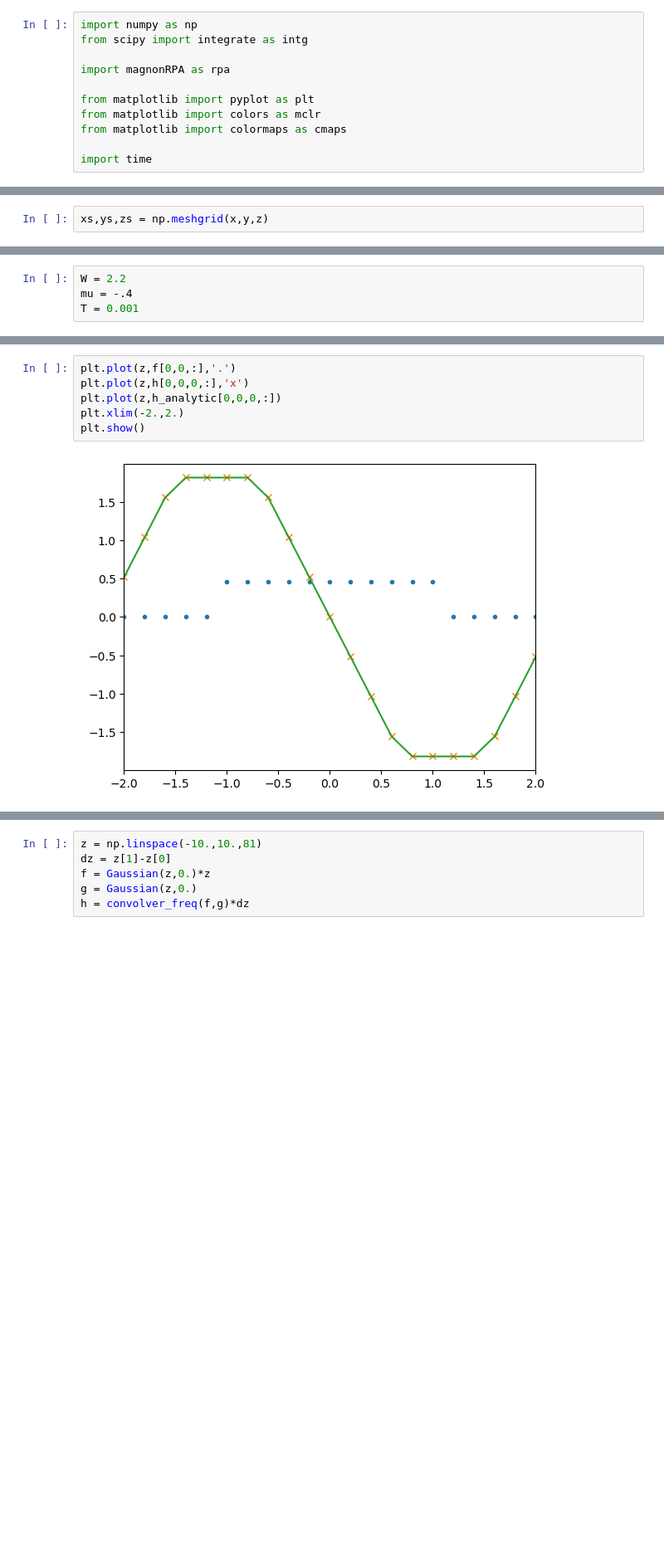
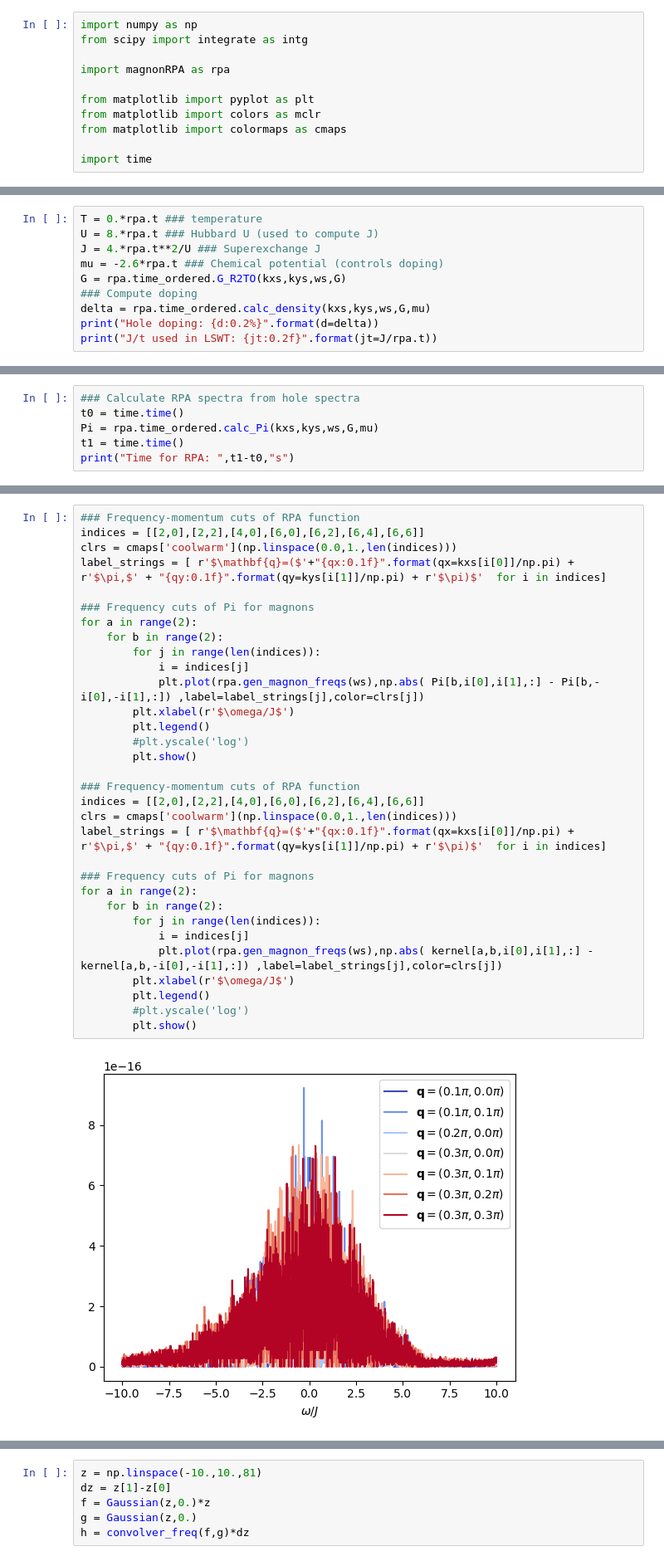
Before and after one commit to j-curtis/holes_and_magnons, a Jupyter notebook: convolver_test.ipynb, the cells around one changed output, grey strips where cells are left out. Shown at 83% size. Cells and saved outputs as stored; diff of their text form; blank space fills up the shorter version.

```diff
--- a/convolver_test.ipynb
+++ b/convolver_test.ipynb
@@ -24,2 +46,10 @@ print(dz)
 # %%
-xs,ys,zs = np.meshgrid(x,y,z)
+T = 0.*rpa.t ### temperature
+U = 8.*rpa.t ### Hubbard U (used to compute J)
+J = 4.*rpa.t**2/U ### Superexchange J
+mu = -2.6*rpa.t ### Chemical potential (controls doping)
+G = rpa.time_ordered.G_R2TO(kxs,kys,ws,G)
+### Compute doping
+delta = rpa.time_ordered.calc_density(kxs,kys,ws,G,mu)
+print("Hole doping: {d:0.2%}".format(d=delta))
+print("J/t used in LSWT: {jt:0.2f}".format(jt=J/rpa.t))
@@ -26,4 +59,6 @@ xs,ys,zs = np.meshgrid(x,y,z)
 # %%
-W = 2.2
-mu = -.4
-T = 0.001
+### Calculate RPA spectra from hole spectra
+t0 = time.time()
+Pi = rpa.time_ordered.calc_Pi(kxs,kys,ws,G,mu)
+t1 = time.time()
+print("Time for RPA: ",t1-t0,"s")
@@ -34,8 +77,34 @@ h_analytic = rpa.box_ImPi(x,y,z,W,mu)
 # %%
-plt.plot(z,f[0,0,:],'.')
-plt.plot(z,h[0,0,0,:],'x')
-plt.plot(z,h_analytic[0,0,0,:])
-plt.xlim(-2.,2.)
-plt.show()
+### Frequency-momentum cuts of RPA function
+indices = [[2,0],[2,2],[4,0],[6,0],[6,2],[6,4],[6,6]]
+clrs = cmaps['coolwarm'](np.linspace(0.0,1.,len(indices)))
+label_strings = [ r'$\mathbf{q}=($'+"{qx:0.1f}".format(qx=kxs[i[0]]/np.pi) + r'$\pi,$' + "{qy:0.1f}".format(qy=kys[i[1]]/np.pi) + r'$\pi)$'  for i in indices]
+
+### Frequency cuts of Pi for magnons
+for a in range(2):
+    for b in range(2):
+        for j in range(len(indices)):
+            i = indices[j]
+            plt.plot(rpa.gen_magnon_freqs(ws),np.abs( Pi[b,i[0],i[1],:] - Pi[b,-i[0],-i[1],:]) ,label=label_strings[j],color=clrs[j])
+        plt.xlabel(r'$\omega/J$')
+        plt.legend()
+        #plt.yscale('log')
+        plt.show()
+
+### Frequency-momentum cuts of RPA function
+indices = [[2,0],[2,2],[4,0],[6,0],[6,2],[6,4],[6,6]]
+clrs = cmaps['coolwarm'](np.linspace(0.0,1.,len(indices)))
+label_strings = [ r'$\mathbf{q}=($'+"{qx:0.1f}".format(qx=kxs[i[0]]/np.pi) + r'$\pi,$' + "{qy:0.1f}".format(qy=kys[i[1]]/np.pi) + r'$\pi)$'  for i in indices]
+
+### Frequency cuts of Pi for magnons
+for a in range(2):
+    for b in range(2):
+        for j in range(len(indices)):
+            i = indices[j]
+            plt.plot(rpa.gen_magnon_freqs(ws),np.abs( kernel[a,b,i[0],i[1],:] - kernel[a,b,-i[0],-i[1],:]) ,label=label_strings[j],color=clrs[j])
+        plt.xlabel(r'$\omega/J$')
+        plt.legend()
+        #plt.yscale('log')
+        plt.show()
 # %% [output]
-[figure, old version]
+[figure, new version]
```
Also changed, not shown: parts of 9 cells of this notebook, 2 other files.
